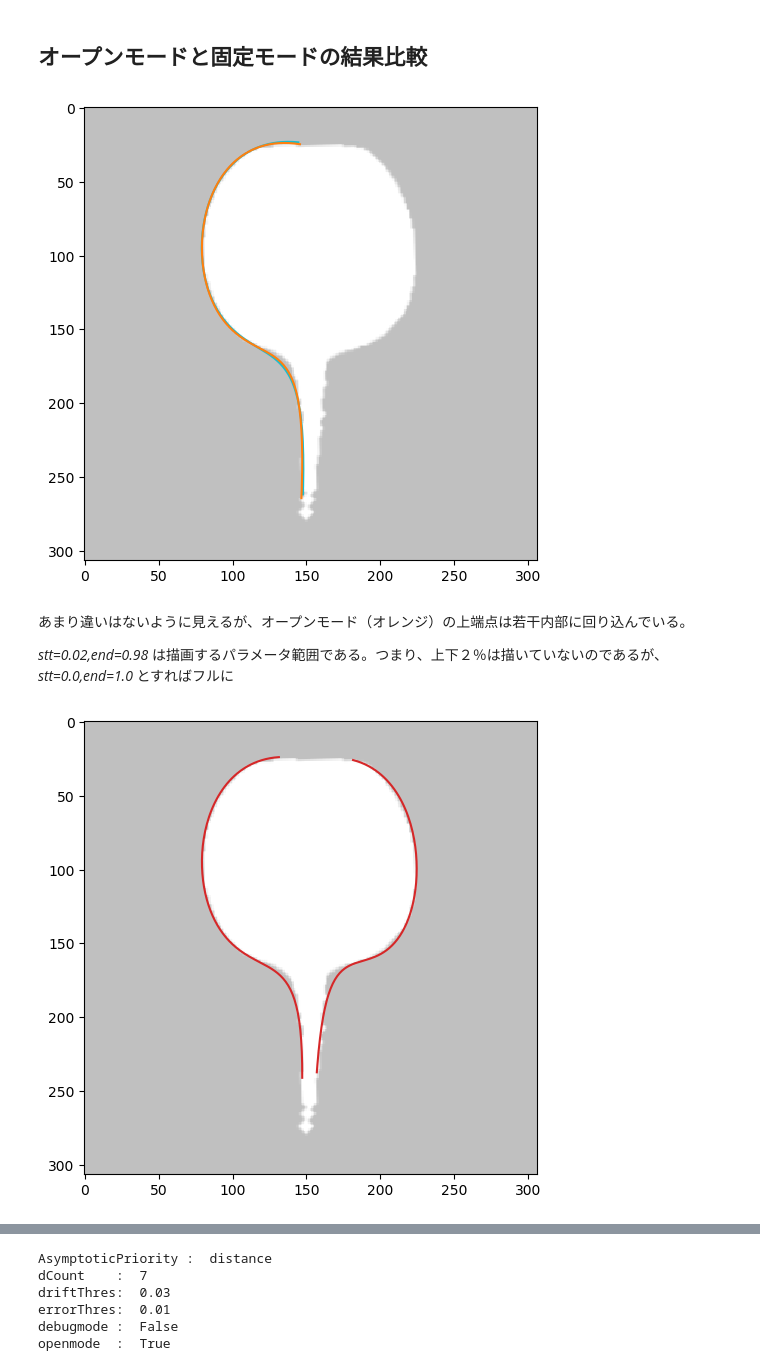
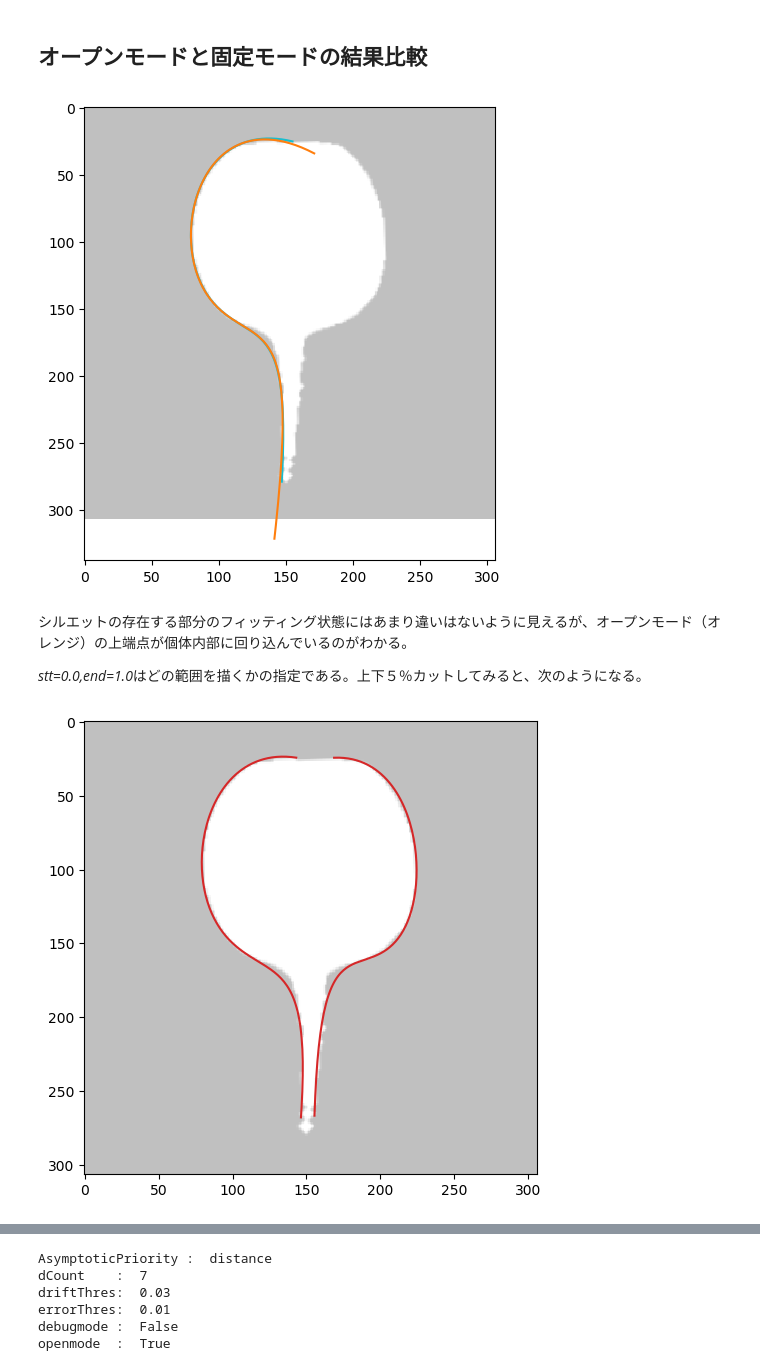
Before and after one commit to iciromaco/RadiShLab, a Jupyter notebook: N006_ベジエ曲線あてはめ.ipynb, the cells around one changed output, grey strips where cells are left out. Saved outputs shown, nothing was run; the diff lists cells and outputs as text; code cells hidden in the pictures.

```diff
--- a/N006_ベジエ曲線あてはめ.ipynb
+++ b/N006_ベジエ曲線あてはめ.ipynb
@@ -360,11 +368,6 @@ driftThres:  0.03
 errorThres:  0.01
 debugmode :  False
 openmode  :  True
-# %%
-cpsL1,fL1 = bezL.fit1()
-cpsR1,fR1 = bezR.fit1()
-# 結果の描画
-rd.drawBez(img,stt=0.0,end=1.0,bezL=fL1,bezR=fR1)
 # %%
 rd.BezierCurve.AsymptoticPriority = 'distance'
 cpsL1o,fLo = bezL.fit1()
@@ -378,17 +381,17 @@ UnboundLocalError: local variable 'bestts' referenced before assignment
 # %% [markdown]
 ## オープンモードと固定モードの結果比較
 # %%
-rd.drawBez(img,stt=0.02,end=0.98,bezL=fL1,bezR=fLo,ct=["rikyugreen","orange"])
+rd.drawBez(img,stt=0.00,end=1.00,bezL=fL1,bezR=fLo,ct=["rikyugreen","orange"])
 # %% [output]
-[figure, old version]
+[figure, new version]
 # %% [markdown]
-あまり違いはないように見えるが、オープンモード（オレンジ）の上端点は若干内部に回り込んでいる。
+シルエットの存在する部分のフィッティング状態にはあまり違いはないように見えるが、オープンモード（オレンジ）の上端点が個体内部に回り込んでいるのがわかる。
 
-*stt=0.02,end=0.98* は描画するパラメータ範囲である。つまり、上下２％は描いていないのであるが、*stt=0.0,end=1.0* とすればフルに
+*stt=0.0,end=1.0*はどの範囲を描くかの指定である。上下５％カットしてみると、次のようになる。
 # %%
 # 両端のカット
 rd.drawBez(img,stt=0.05,end=0.95,bezL=fLo,bezR=fRo)
 # %% [output]
-[figure, old version]
+[figure, new version]
 # %%
 # 両端のカットなし
```
Also changed, not shown: parts of 32 cells of this notebook, 2 other files.
